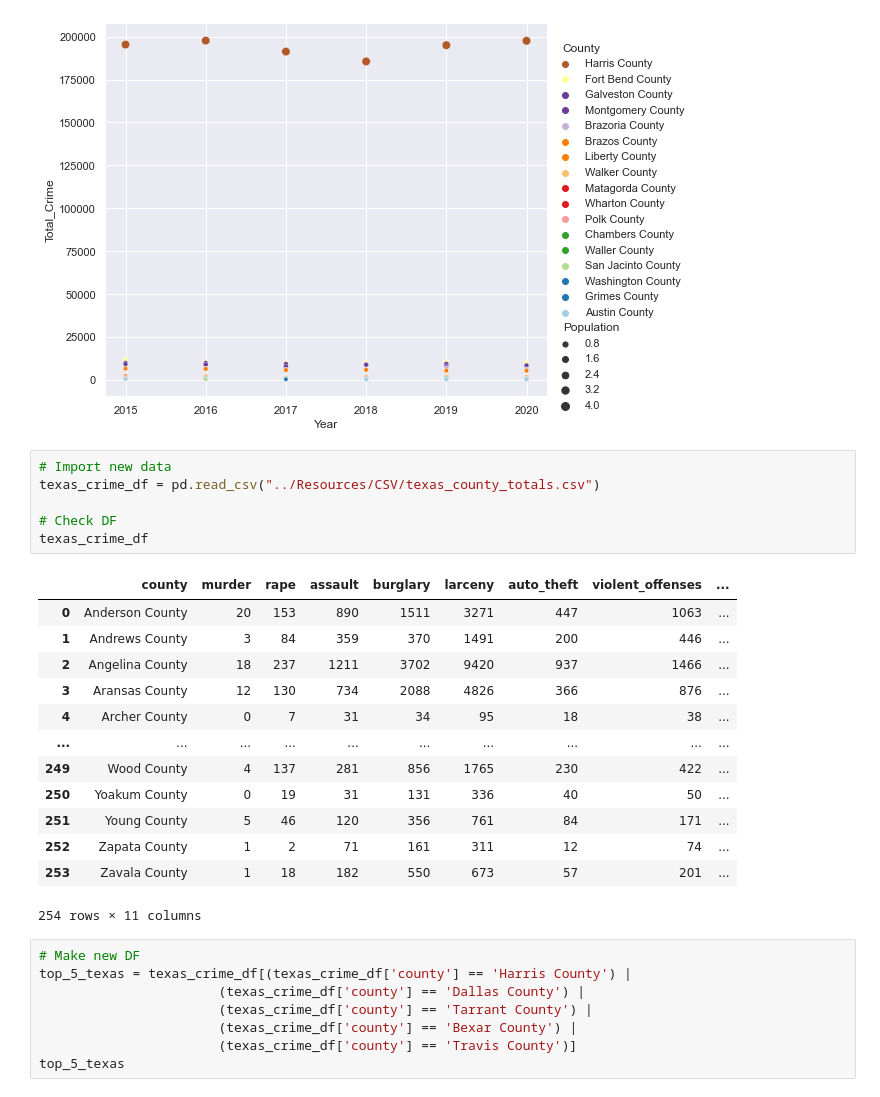
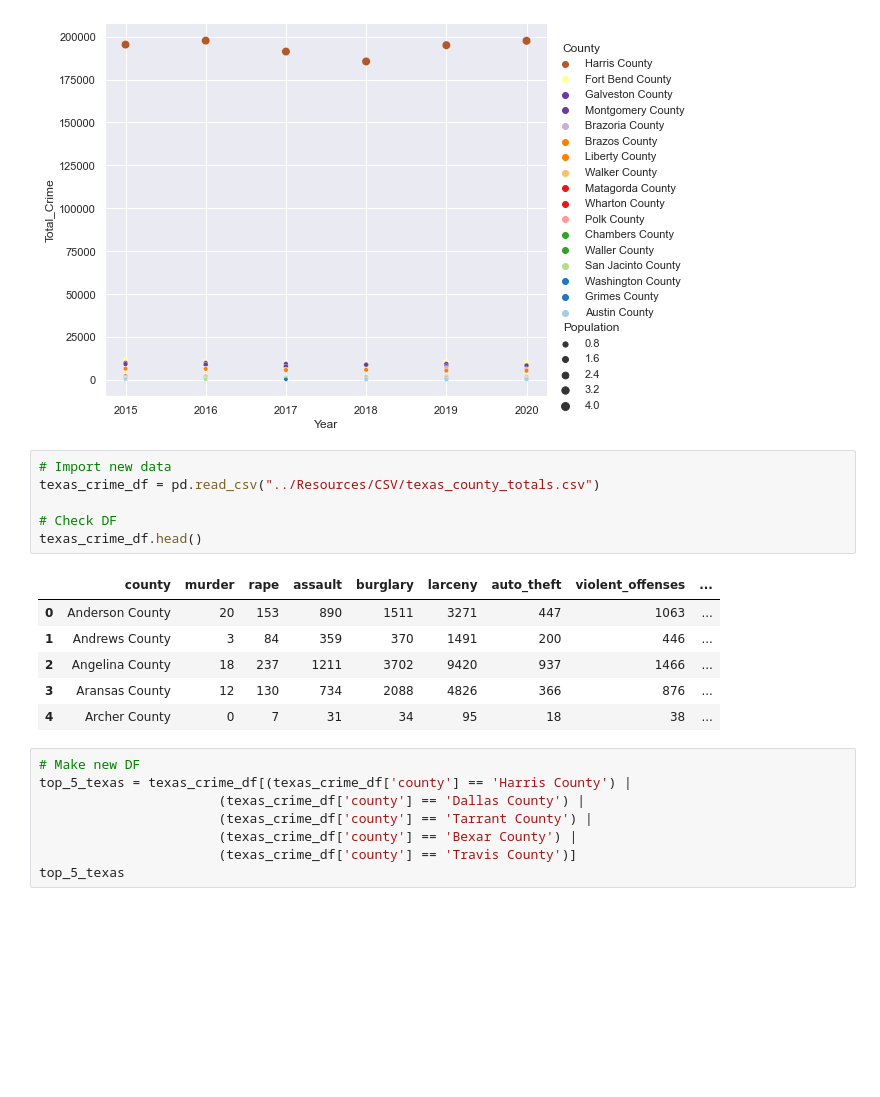
Before and after one commit to MiguelB512/Harris_Crime_Trends, a Jupyter notebook: Plotting/Seaborn_Plotting.ipynb, the cells around one changed output. Saved outputs shown, nothing was run; the diff lists cells and outputs as text; blank space fills up the shorter version.

```diff
--- a/Plotting/Seaborn_Plotting.ipynb
+++ b/Plotting/Seaborn_Plotting.ipynb
@@ -65,23 +65,16 @@ plt.savefig('Outputs/Greater_Houston_Totals_Vs_Year.jpg', dpi=100)
 # %%
 # Import new data
 texas_crime_df = pd.read_csv("../Resources/CSV/texas_county_totals.csv")
 
 # Check DF
-texas_crime_df
+texas_crime_df.head()
 # %% [output]
 |  | county | murder | rape | assault | burglary | larceny | auto_theft | violent_offenses | ... |
 | 0 | Anderson County | 20 | 153 | 890 | 1511 | 3271 | 447 | 1063 | ... |
 | 1 | Andrews County | 3 | 84 | 359 | 370 | 1491 | 200 | 446 | ... |
 | 2 | Angelina County | 18 | 237 | 1211 | 3702 | 9420 | 937 | 1466 | ... |
 | 3 | Aransas County | 12 | 130 | 734 | 2088 | 4826 | 366 | 876 | ... |
 | 4 | Archer County | 0 | 7 | 31 | 34 | 95 | 18 | 38 | ... |
-| ... | ... | ... | ... | ... | ... | ... | ... | ... | ... |
-| 249 | Wood County | 4 | 137 | 281 | 856 | 1765 | 230 | 422 | ... |
-| 250 | Yoakum County | 0 | 19 | 31 | 131 | 336 | 40 | 50 | ... |
-| 251 | Young County | 5 | 46 | 120 | 356 | 761 | 84 | 171 | ... |
-| 252 | Zapata County | 1 | 2 | 71 | 161 | 311 | 12 | 74 | ... |
-| 253 | Zavala County | 1 | 18 | 182 | 550 | 673 | 57 | 201 | ... |
-254 rows × 11 columns
 # %%
 # Make new DF
 top_5_texas = texas_crime_df[(texas_crime_df['county'] == 'Harris County') |
```
Also changed, not shown: parts of 1 cell of this notebook, 3 other files.
